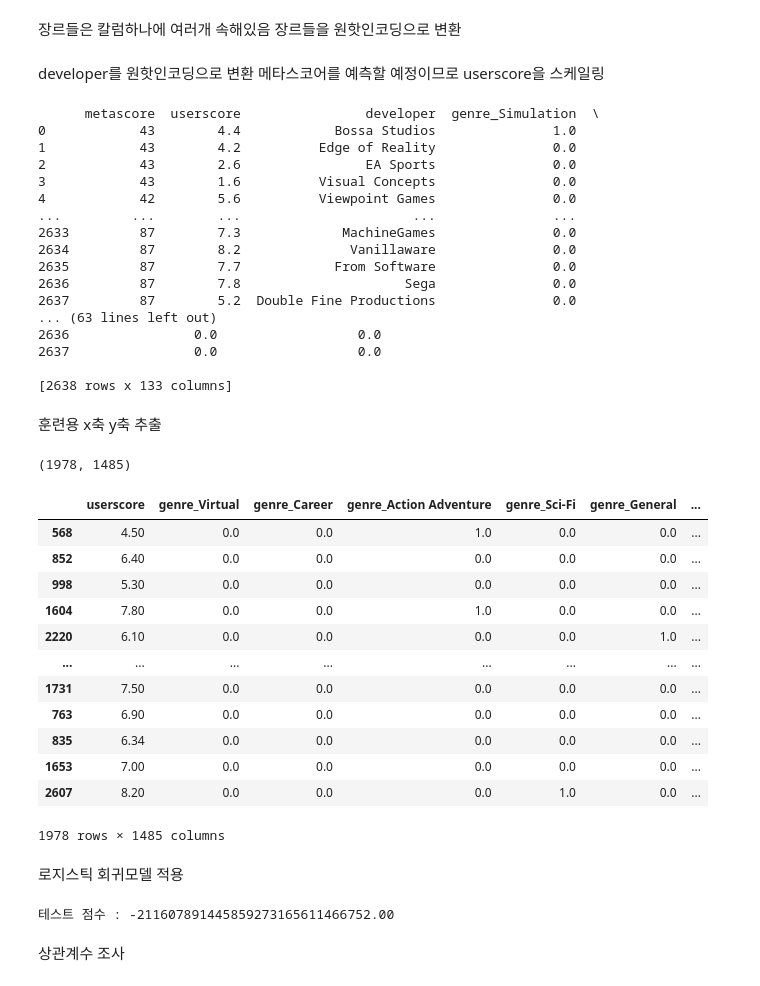
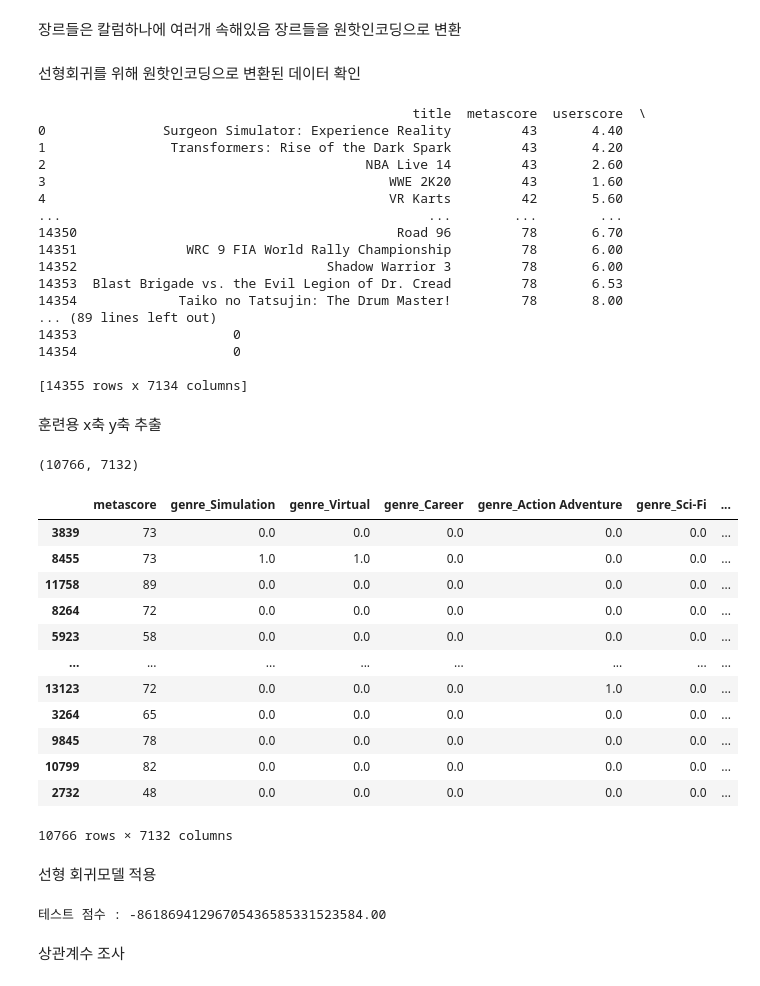
Before and after one commit to sj7699/metacritic_game_rating_predict, a Jupyter notebook: model/Linear Regression.ipynb, the cells around one changed output. Cells and saved outputs as stored; diff of their text form; code cells hidden in the pictures.

```diff
--- a/model/Linear Regression.ipynb
+++ b/model/Linear Regression.ipynb
@@ -17,4 +17,4 @@ ps4를 통한 예제
 # %%
-df_genres=pd.read_csv("../data/ps4.csv")
+df_genres=pd.read_csv("../data/all_game.csv")
 df_genres.dtypes
 # %% [output]
@@ -49,63 +50,62 @@ for i, genre in enumerate(df_genres.genres):
     k.pop()
     k=list(set(k))
     jgenres.loc[i, k] = 1
-df_game=df_genres[['metascore','userscore','developer']]
-df_game_t = df_game.join(jgenres.add_prefix('genre_'))
+df_game = df_genres.join(jgenres.add_prefix('genre_'))
+df_game_l=df_game.drop(['genres','summary'],axis=1)
+df_game_l=pd.get_dummies(df_game_l, columns = ['developer','platform','rating','release_date','publisher'])
 # %% [markdown]
-developer를 원핫인코딩으로 변환 메타스코어를 예측할 예정이므로 userscore을 스케일링
+선형회귀를 위해 원핫인코딩으로 변환된 데이터 확인
 # %%
-print(df_game_t)
-df_game_t=pd.get_dummies(df_game_t,columns=['developer'])
+print(df_game_l)
 # %% [output]
-      metascore  userscore                developer  genre_Simulation  \
-0            43        4.4            Bossa Studios               1.0
-1            43        4.2          Edge of Reality               0.0
-2            43        2.6                EA Sports               0.0
-3            43        1.6          Visual Concepts               0.0
-4            42        5.6          Viewpoint Games               0.0
-...         ...        ...                      ...               ...
-2633         87        7.3             MachineGames               0.0
-2634         87        8.2              Vanillaware               0.0
-2635         87        7.7            From Software               0.0
-2636         87        7.8                     Sega               0.0
-2637         87        5.2  Double Fine Productions               0.0
-... (63 lines left out)
-2636                0.0                  0.0
-2637                0.0                  0.0
+                                                title  metascore  userscore  \
+0               Surgeon Simulator: Experience Reality         43       4.40
+1                Transformers: Rise of the Dark Spark         43       4.20
+2                                         NBA Live 14         43       2.60
+3                                            WWE 2K20         43       1.60
+4                                            VR Karts         42       5.60
+...                                               ...        ...        ...
+14350                                         Road 96         78       6.70
+14351              WRC 9 FIA World Rally Championship         78       6.00
+14352                                Shadow Warrior 3         78       6.00
+14353  Blast Brigade vs. the Evil Legion of Dr. Cread         78       6.53
+14354             Taiko no Tatsujin: The Drum Master!         78       8.00
+... (89 lines left out)
+14353                    0
+14354                    0
 
-[2638 rows x 133 columns]
+[14355 rows x 7134 columns]
 # %% [markdown]
 훈련용 x축 y축 추출
 # %%
 scaler = StandardScaler()
-data_features = df_game_t.drop(["metascore","genre_Simulation","developer_teamCOIL"], axis = 1)
-#data_features=pd.DataFrame(df_game_t["userscore"])
-X_train, X_test, y_train, y_test = train_test_split(data_features, df_game_t['metascore'], random_state = 0)
+data_features=df_game_l.drop(['title','userscore'],axis=1)
+X_train, X_test, y_train, y_test = train_test_split(data_features, df_game_l['userscore'], random_state = 0)
 print(X_train.shape)
 pd.DataFrame(X_train)
 # %% [output]
-(1978, 1485)
+(10766, 7132)
-|  | userscore | genre_Virtual | genre_Career | genre_Action Adventure | genre_Sci-Fi | genre_General | ... |
-| 568 | 4.50 | 0.0 | 0.0 | 1.0 | 0.0 | 0.0 | ... |
-| 852 | 6.40 | 0.0 | 0.0 | 0.0 | 0.0 | 0.0 | ... |
-| 998 | 5.30 | 0.0 | 0.0 | 0.0 | 0.0 | 0.0 | ... |
-| 1604 | 7.80 | 0.0 | 0.0 | 1.0 | 0.0 | 0.0 | ... |
-| 2220 | 6.10 | 0.0 | 0.0 | 0.0 | 0.0 | 1.0 | ... |
+|  | metascore | genre_Simulation | genre_Virtual | genre_Career | genre_Action Adventure | genre_Sci-Fi | ... |
+| 3839 | 73 | 0.0 | 0.0 | 0.0 | 0.0 | 0.0 | ... |
+| 8455 | 73 | 1.0 | 1.0 | 0.0 | 0.0 | 0.0 | ... |
+| 11758 | 89 | 0.0 | 0.0 | 0.0 | 0.0 | 0.0 | ... |
+| 8264 | 72 | 0.0 | 0.0 | 0.0 | 0.0 | 0.0 | ... |
+| 5923 | 58 | 0.0 | 0.0 | 0.0 | 0.0 | 0.0 | ... |
 | ... | ... | ... | ... | ... | ... | ... | ... |
-| 1731 | 7.50 | 0.0 | 0.0 | 0.0 | 0.0 | 0.0 | ... |
-| 763 | 6.90 | 0.0 | 0.0 | 0.0 | 0.0 | 0.0 | ... |
-| 835 | 6.34 | 0.0 | 0.0 | 0.0 | 0.0 | 0.0 | ... |
-| 1653 | 7.00 | 0.0 | 0.0 | 0.0 | 0.0 | 0.0 | ... |
-| 2607 | 8.20 | 0.0 | 0.0 | 0.0 | 1.0 | 0.0 | ... |
+| 13123 | 72 | 0.0 | 0.0 | 0.0 | 1.0 | 0.0 | ... |
+| 3264 | 65 | 0.0 | 0.0 | 0.0 | 0.0 | 0.0 | ... |
+| 9845 | 78 | 0.0 | 0.0 | 0.0 | 0.0 | 0.0 | ... |
+| 10799 | 82 | 0.0 | 0.0 | 0.0 | 0.0 | 0.0 | ... |
+| 2732 | 48 | 0.0 | 0.0 | 0.0 | 0.0 | 0.0 | ... |
-1978 rows × 1485 columns
+10766 rows × 7132 columns
 # %% [markdown]
-로지스틱 회귀모델 적용
+선형 회귀모델 적용
 # %%
 logreg =LinearRegression(fit_intercept=True, normalize=True)
 logreg.fit(X_train, y_train)
 print("테스트 점수 : {:.2f}".format(logreg.score(X_test, y_test)))
 # %% [output]
-테스트 점수 : -211607891445859273165611466752.00
+테스트 점수 : -86186941296705436585331523584.00
 # %% [markdown]
 상관계수 조사
 # %%
```
Also changed, not shown: parts of 2 cells of this notebook, 7 other files.
